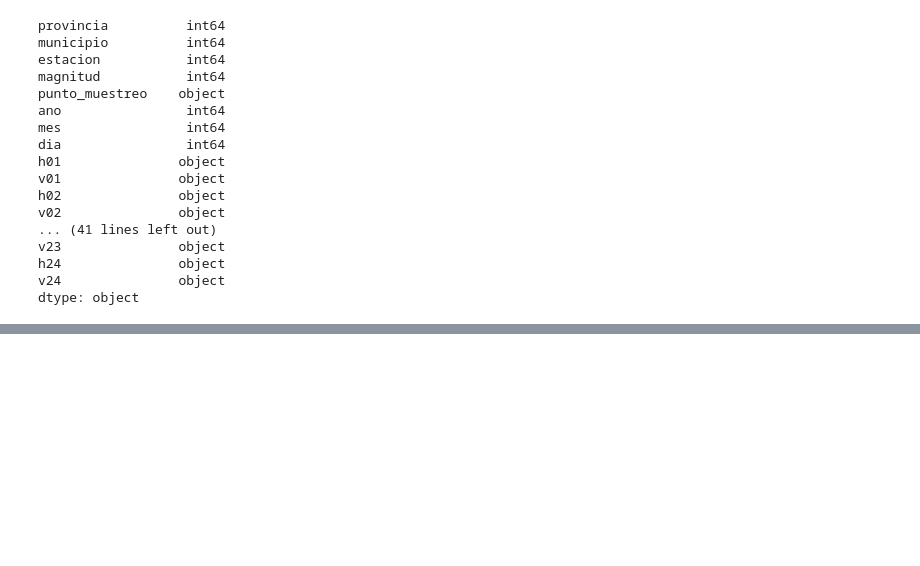
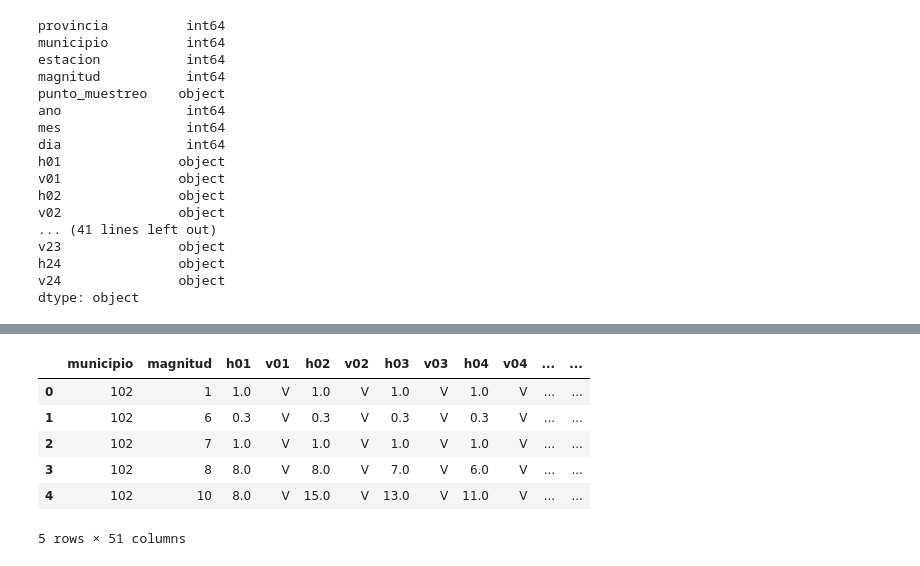
Before and after one commit to Yakondra/Final-project-air-quality, a Jupyter notebook: src/Air_quality.ipynb, the cells around one changed output, grey strips where cells are left out. Saved outputs shown, nothing was run; the diff lists cells and outputs as text; code cells hidden in the pictures; blank space fills up the shorter version.

```diff
--- a/src/Air_quality.ipynb
+++ b/src/Air_quality.ipynb
@@ -56,0 +95,13 @@ for columna in pollution_2020:
+# %%
+# Crear una columna 'fecha' con el año, mes y día
+pollution_2020['fecha'] = pd.to_datetime(pollution_2020[['ano', 'mes', 'dia']].astype(str).agg('-'.join, axis=1) + ' 00:00', errors='coerce', format='%Y-%m-%d %H:%M')
+pollution_2020.drop(["ano", "mes", "dia"], axis=1, inplace=True)
+pollution_2020.head()
+# %% [output]
+|  | municipio | magnitud | h01 | v01 | h02 | v02 | h03 | v03 | h04 | v04 | ... | ... |
+| 0 | 102 | 1 | 1.0 | V | 1.0 | V | 1.0 | V | 1.0 | V | ... | ... |
+| 1 | 102 | 6 | 0.3 | V | 0.3 | V | 0.3 | V | 0.3 | V | ... | ... |
+| 2 | 102 | 7 | 1.0 | V | 1.0 | V | 1.0 | V | 1.0 | V | ... | ... |
+| 3 | 102 | 8 | 8.0 | V | 8.0 | V | 7.0 | V | 6.0 | V | ... | ... |
+| 4 | 102 | 10 | 8.0 | V | 15.0 | V | 13.0 | V | 11.0 | V | ... | ... |
+5 rows × 51 columns
```
Also changed, not shown: parts of 10 cells of this notebook.
